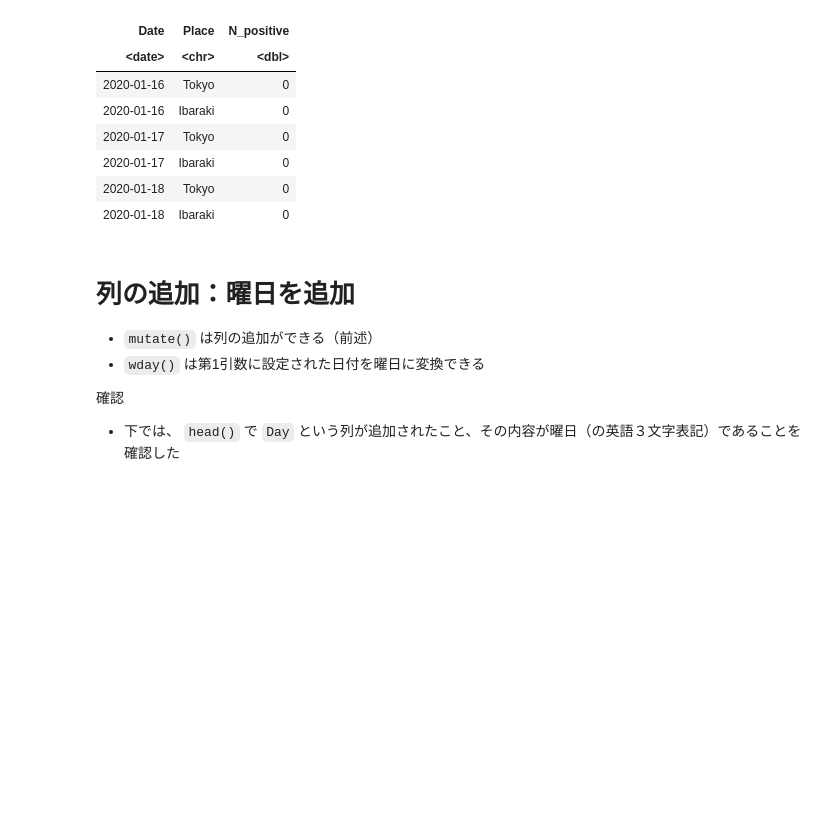
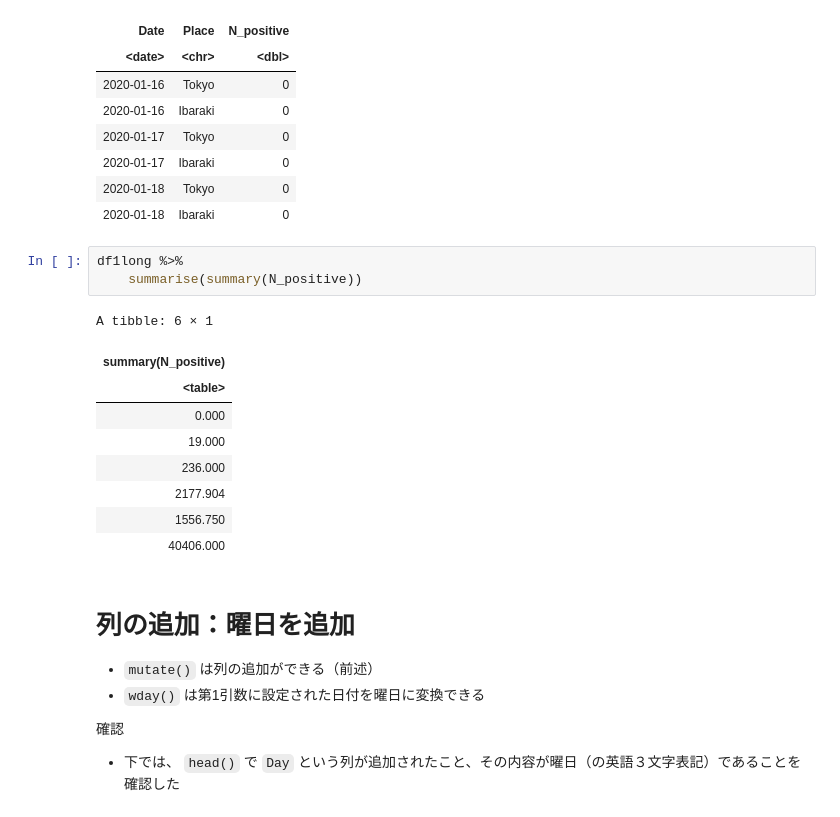
Before and after one commit to bioinfo-tsukuba/AY2023-EB62104-Bioinformatics, a Jupyter notebook: docs/Training_B/B_01.ipynb, the cells around one changed output. Drawn from its saved outputs; the diff is of its cells as text; blank space fills up the shorter version.

```diff
--- a/docs/Training_B/B_01.ipynb
+++ b/docs/Training_B/B_01.ipynb
@@ -134,6 +134,19 @@ A tibble: 6 × 3
 | 2020-01-17 | Ibaraki | 0 |
 | 2020-01-18 | Tokyo | 0 |
 | 2020-01-18 | Ibaraki | 0 |
+# %%
+df1long %>%
+    summarise(summary(N_positive))
+# %% [output]
+A tibble: 6 × 1
+| summary(N_positive) |
+| <table> |
+| 0.000 |
+| 19.000 |
+| 236.000 |
+| 2177.904 |
+| 1556.750 |
+| 40406.000 |
 # %% [markdown]
 # 列の追加：曜日を追加
 
```
Also changed, not shown: parts of 2 cells of this notebook, 16 other files.
